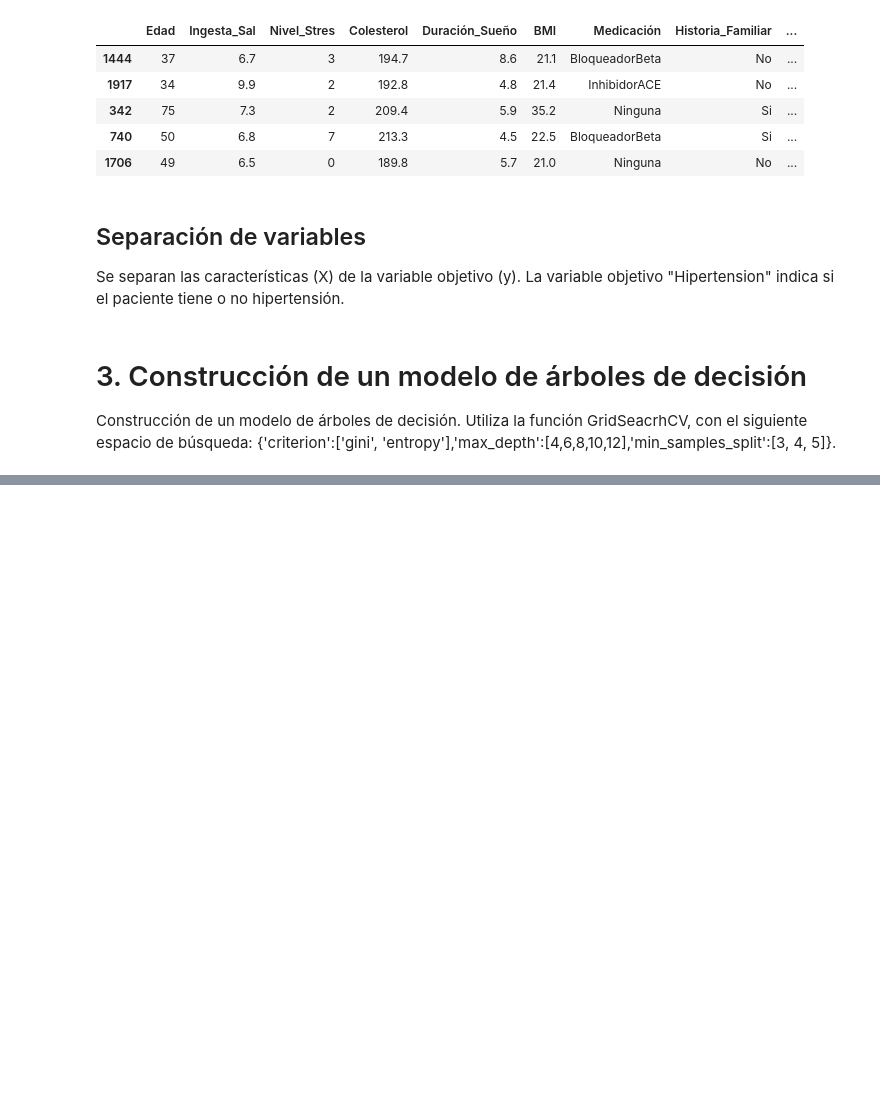
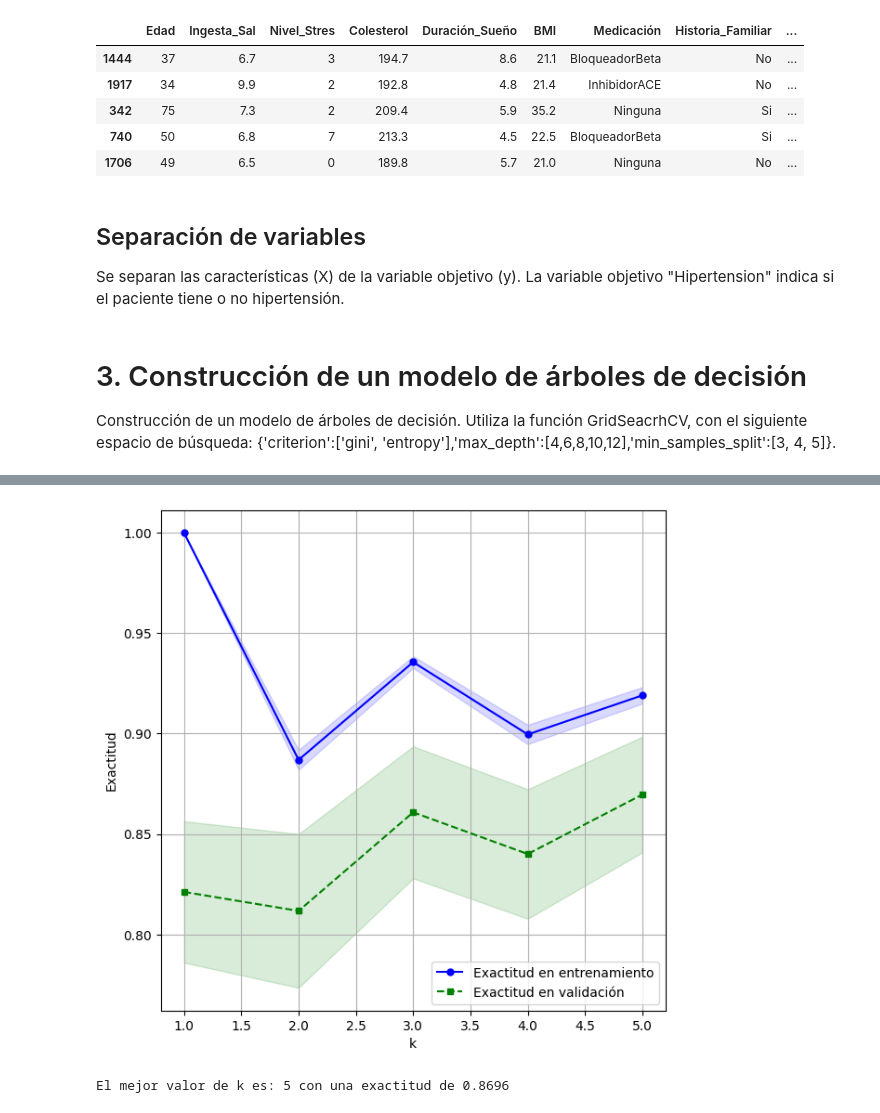
Before and after one commit to dacors-m/ml-principles, a Jupyter notebook: notebooks/stage-2/project-stage-2.ipynb, the cells around one changed output, grey strips where cells are left out. Saved outputs shown, nothing was run; the diff lists cells and outputs as text; code cells hidden in the pictures; blank space fills up the shorter version.

```diff
--- a/notebooks/stage-2/project-stage-2.ipynb
+++ b/notebooks/stage-2/project-stage-2.ipynb
@@ -314,0 +355,43 @@ DecisionTreeClassifier(max_depth=4, min_samples_split=3, random_state=0)
+# %%
+x_train_transformed = transform_pipeline.fit_transform(x_train)
+# %%
+k_values = [1, 2, 3, 4, 5]
+# %%
+train_scores, val_scores = validation_curve(estimator=KNeighborsClassifier(),
+                                            X=x_train_transformed,
+                                            y=y_train,
+                                            param_name='n_neighbors',
+                                            param_range=k_values,
+                                            scoring='accuracy',
+                                            cv=10)
+# %%
+train_mean = np.mean(train_scores, axis=1)
+train_std = np.std(train_scores, axis=1)
+val_mean = np.mean(val_scores, axis=1)
+val_std = np.std(val_scores, axis=1)
+# %%
+# Inicializamos la figura
+plt.figure(figsize=(7,7))
+
+# Creamos la curva de validación para el conjunto de entrenamiento
+plt.plot(k_values, train_mean, color='blue', marker='o', markersize=5, label='Exactitud en entrenamiento')
+plt.fill_between(k_values, train_mean+train_std, train_mean-train_std, alpha=0.15, color='blue')
+
+# Creamos la curva de validación para el conjunto de validación
+plt.plot(k_values, val_mean, color='green', linestyle='--', marker='s', markersize=5, label='Exactitud en validación')
+plt.fill_between(k_values, val_mean+val_std, val_mean-val_std, alpha=0.15, color='green')
+
+# Agregamos una grilla y etiquetas para los ejes
+plt.grid()
+plt.legend(loc='lower right')
+plt.xlabel('k')
+plt.ylabel('Exactitud')
+plt.show()
+# %% [output]
+[figure, added]
+# %%
+best_index = np.argmax(val_mean)
+best_k = k_values[best_index]
+print(f"El mejor valor de k es: {best_k} con una exactitud de {val_mean[best_index]:.4f}")
+# %% [output]
+El mejor valor de k es: 5 con una exactitud de 0.8696
```
Also changed, not shown: parts of 12 cells of this notebook.
